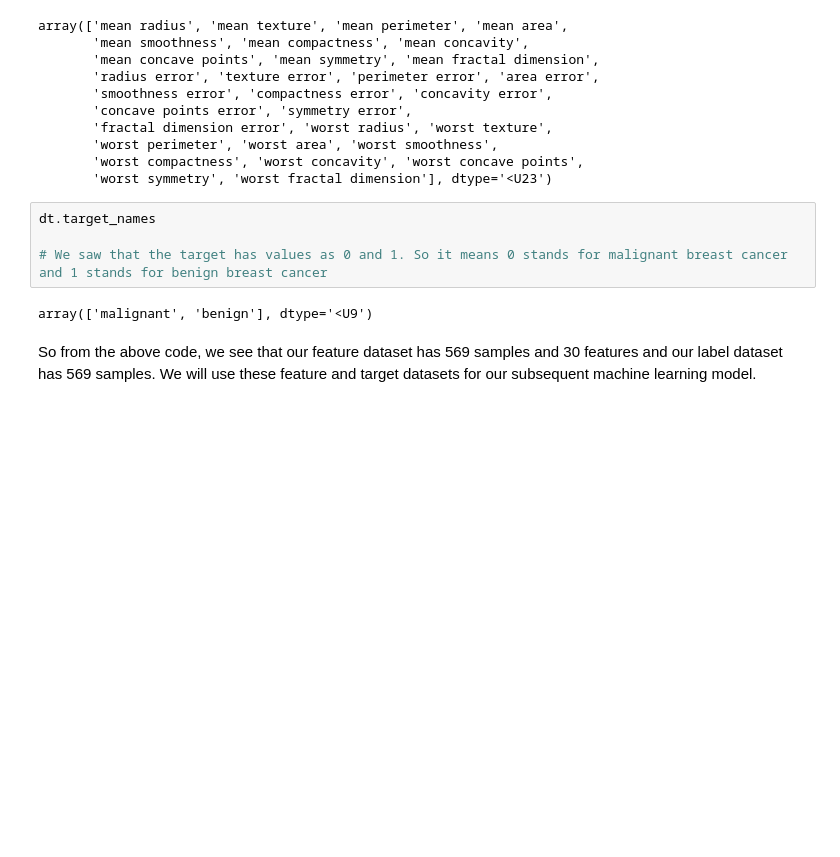
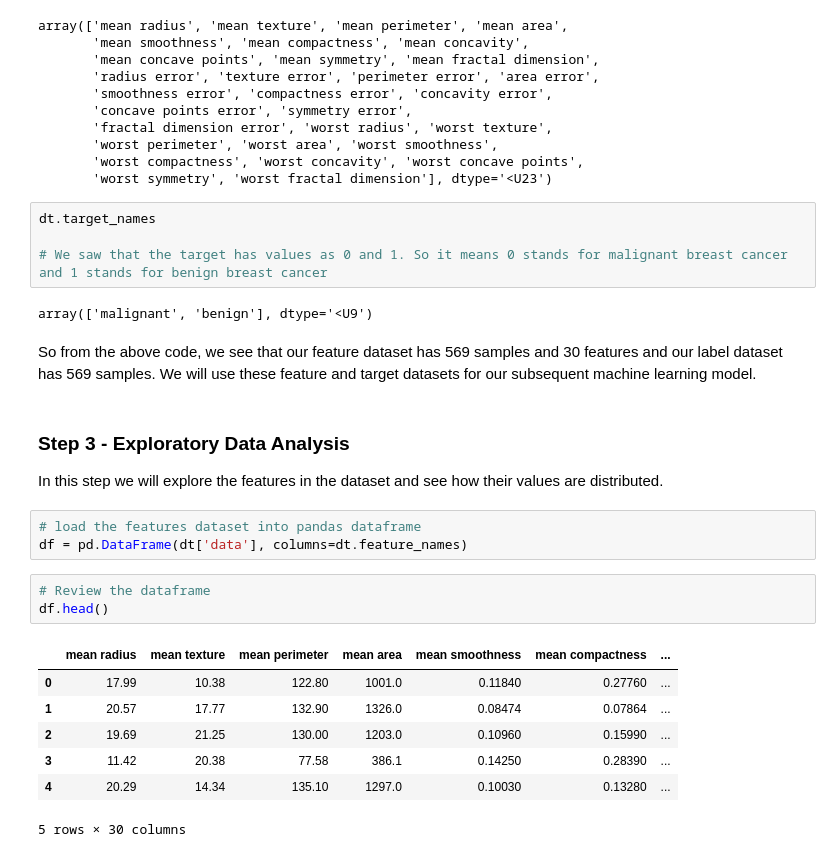
Before and after one commit to GoAshim/Artificial-Neural-Network-with-TensorFlow, a Jupyter notebook: 04_Binary_Classification_using_TensorFlow_Predict_Breast_Cancer.ipynb, the cells around one changed output. Cells and saved outputs as stored; diff of their text form; blank space fills up the shorter version.

```diff
--- a/04_Binary_Classification_using_TensorFlow_Predict_Breast_Cancer.ipynb
+++ b/04_Binary_Classification_using_TensorFlow_Predict_Breast_Cancer.ipynb
@@ -128,3 +133,20 @@ dt.target_names
 array(['malignant', 'benign'], dtype='<U9')
 # %% [markdown]
 So from the above code, we see that our feature dataset has 569 samples and 30 features and our label dataset has 569 samples. We will use these feature and target datasets for our subsequent machine learning model.
+# %% [markdown]
+### Step 3 - Exploratory Data Analysis
+In this step we will explore the features in the dataset and see how their values are distributed.
+# %%
+# load the features dataset into pandas dataframe
+df = pd.DataFrame(dt['data'], columns=dt.feature_names)
+# %%
+# Review the dataframe
+df.head()
+# %% [output]
+|  | mean radius | mean texture | mean perimeter | mean area | mean smoothness | mean compactness | ... |
+| 0 | 17.99 | 10.38 | 122.80 | 1001.0 | 0.11840 | 0.27760 | ... |
+| 1 | 20.57 | 17.77 | 132.90 | 1326.0 | 0.08474 | 0.07864 | ... |
+| 2 | 19.69 | 21.25 | 130.00 | 1203.0 | 0.10960 | 0.15990 | ... |
+| 3 | 11.42 | 20.38 | 77.58 | 386.1 | 0.14250 | 0.28390 | ... |
+| 4 | 20.29 | 14.34 | 135.10 | 1297.0 | 0.10030 | 0.13280 | ... |
+5 rows × 30 columns
```
Also changed, not shown: parts of 13 cells of this notebook.
